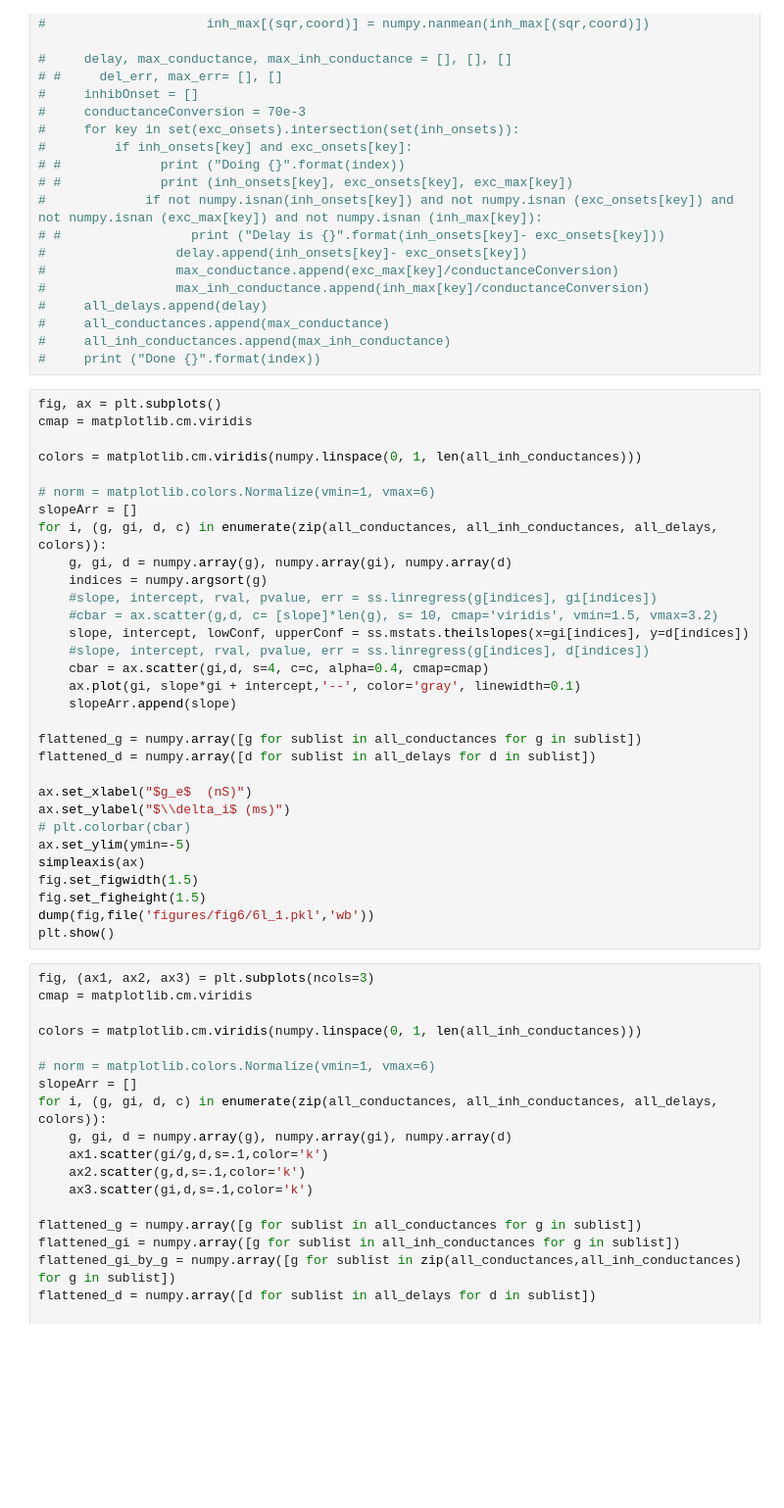
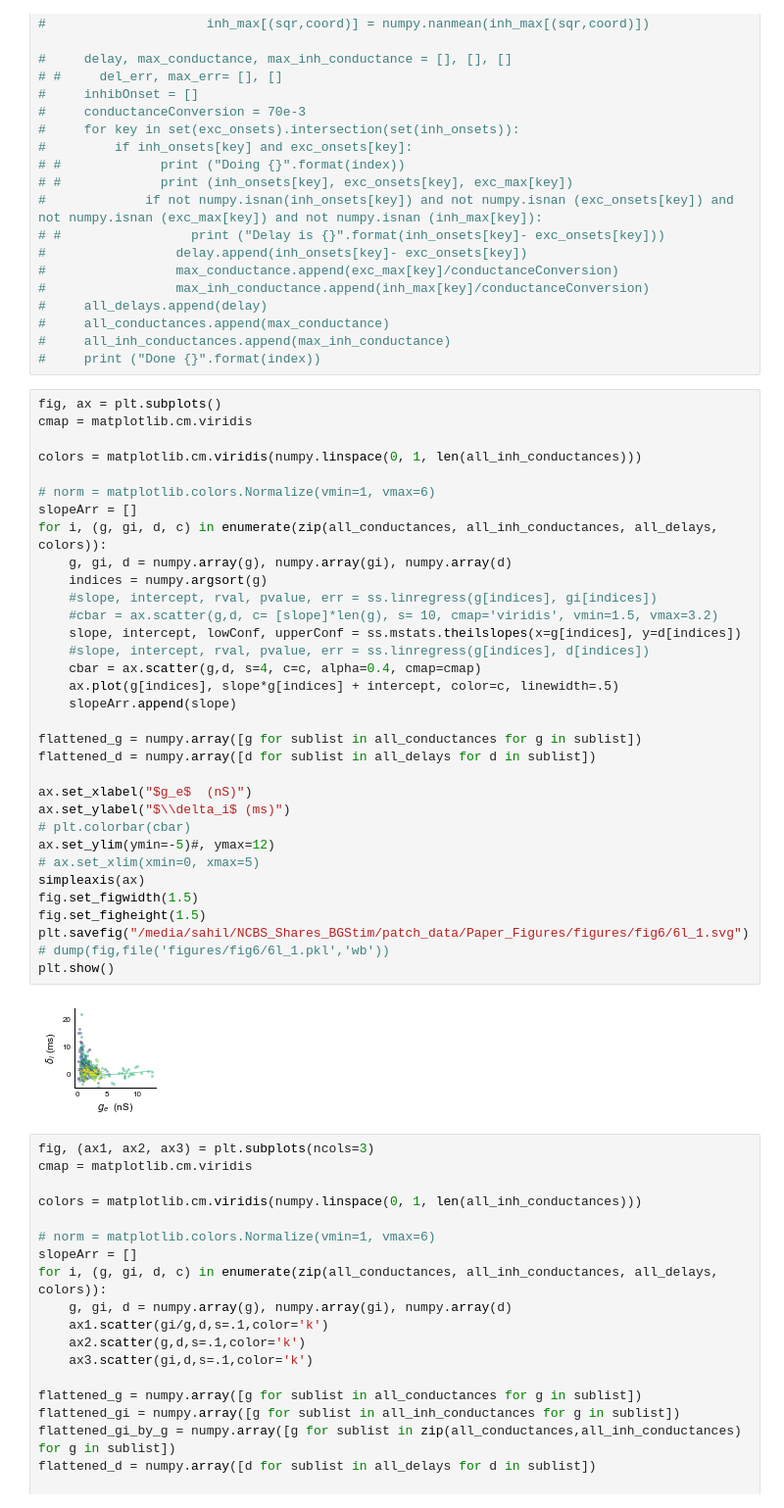
Before and after one commit to sahilm89/linearity, a Jupyter notebook: Paper_Figures/Figure 6 (Conductance model), Figure 5B (Model derived inhibition).ipynb, the cells around one changed output. Shown at 98% size. Saved outputs shown, nothing was run; the diff lists cells and outputs as text; blank space fills up the shorter version.

```diff
--- a/Paper_Figures/Figure 6 (Conductance model), Figure 5B (Model derived inhibition).ipynb
+++ b/Paper_Figures/Figure 6 (Conductance model), Figure 5B (Model derived inhibition).ipynb
@@ -1350,34 +1364,38 @@ for index, n in enumerate(neurons):
 # %%
 fig, ax = plt.subplots()
 cmap = matplotlib.cm.viridis
 
 colors = matplotlib.cm.viridis(numpy.linspace(0, 1, len(all_inh_conductances)))
 
 # norm = matplotlib.colors.Normalize(vmin=1, vmax=6)
 slopeArr = []
 for i, (g, gi, d, c) in enumerate(zip(all_conductances, all_inh_conductances, all_delays, colors)):
     g, gi, d = numpy.array(g), numpy.array(gi), numpy.array(d)
     indices = numpy.argsort(g)
     #slope, intercept, rval, pvalue, err = ss.linregress(g[indices], gi[indices])
     #cbar = ax.scatter(g,d, c= [slope]*len(g), s= 10, cmap='viridis', vmin=1.5, vmax=3.2)
-    slope, intercept, lowConf, upperConf = ss.mstats.theilslopes(x=gi[indices], y=d[indices])
+    slope, intercept, lowConf, upperConf = ss.mstats.theilslopes(x=g[indices], y=d[indices])
     #slope, intercept, rval, pvalue, err = ss.linregress(g[indices], d[indices])
-    cbar = ax.scatter(gi,d, s=4, c=c, alpha=0.4, cmap=cmap)
-    ax.plot(gi, slope*gi + intercept,'--', color='gray', linewidth=0.1)
+    cbar = ax.scatter(g,d, s=4, c=c, alpha=0.4, cmap=cmap)
+    ax.plot(g[indices], slope*g[indices] + intercept, color=c, linewidth=.5)
     slopeArr.append(slope)
 
 flattened_g = numpy.array([g for sublist in all_conductances for g in sublist])
 flattened_d = numpy.array([d for sublist in all_delays for d in sublist])
 
 ax.set_xlabel("$g_e$  (nS)")
 ax.set_ylabel("$\\delta_i$ (ms)")
 # plt.colorbar(cbar)
-ax.set_ylim(ymin=-5)
+ax.set_ylim(ymin=-5)#, ymax=12)
+# ax.set_xlim(xmin=0, xmax=5)
 simpleaxis(ax)
 fig.set_figwidth(1.5)
 fig.set_figheight(1.5)
-dump(fig,file('figures/fig6/6l_1.pkl','wb'))
+plt.savefig("/media/sahil/NCBS_Shares_BGStim/patch_data/Paper_Figures/figures/fig6/6l_1.svg")
+# dump(fig,file('figures/fig6/6l_1.pkl','wb'))
 plt.show()
+# %% [output]
+[figure, added]
 # %%
 fig, (ax1, ax2, ax3) = plt.subplots(ncols=3)
 cmap = matplotlib.cm.viridis
```
Also changed, not shown: parts of 1 cell of this notebook, 27 other files.
